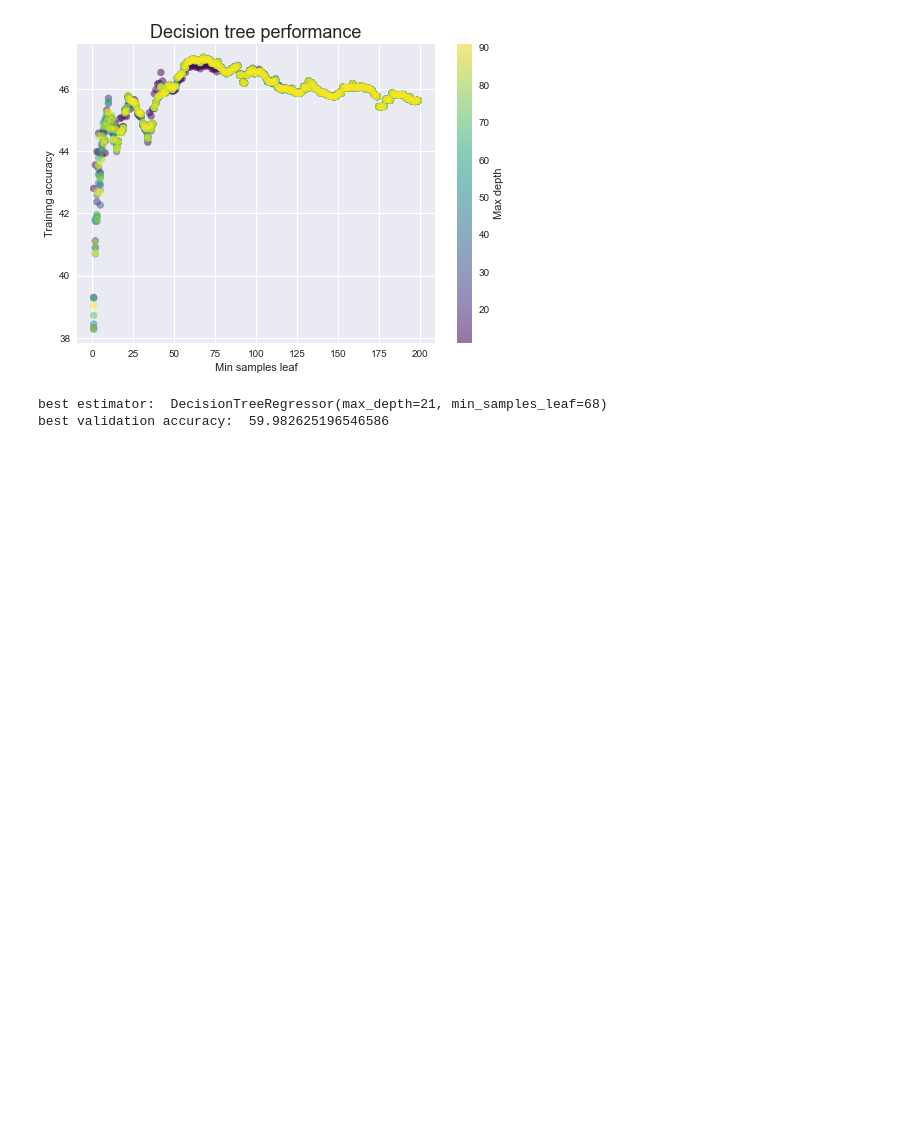
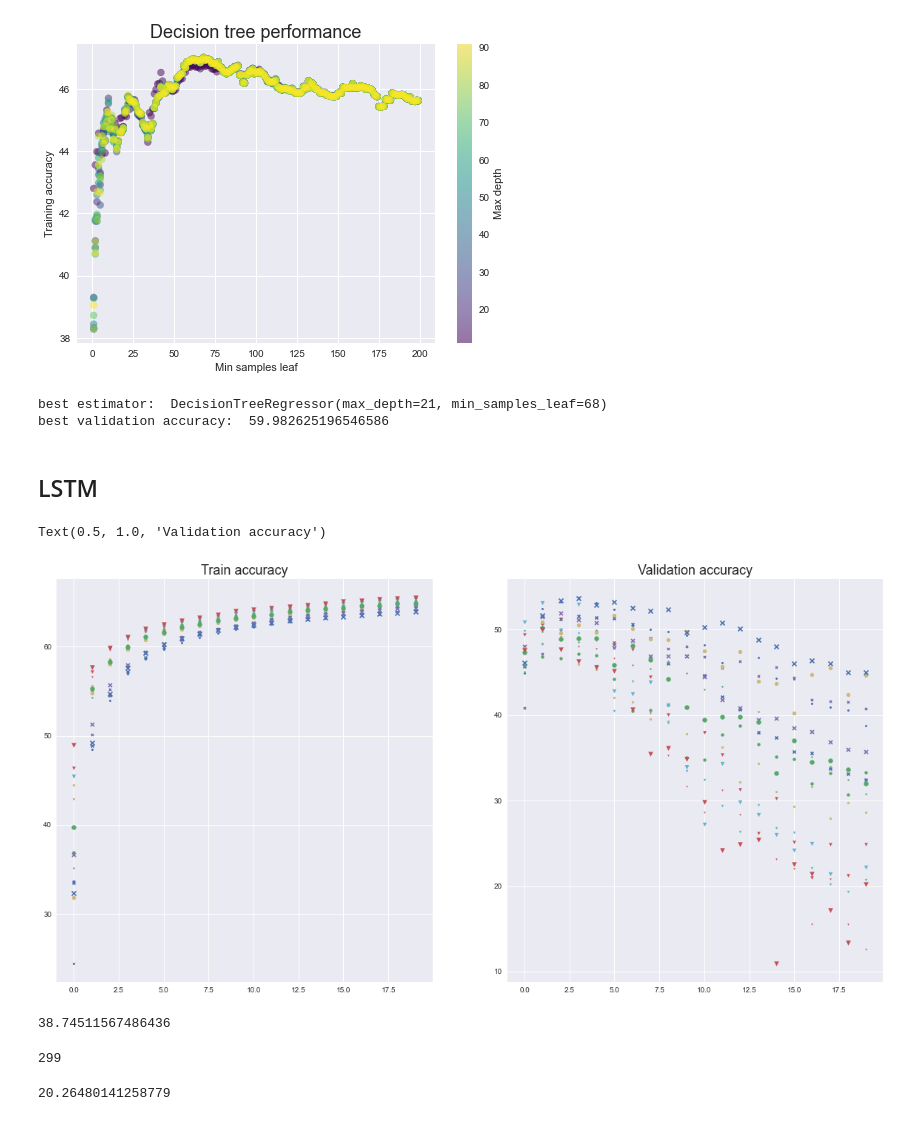
Before and after one commit to s183920/02582_Computational_Data_Analysis, a Jupyter notebook: Case1/hpc_models.ipynb, the cells around one changed output. Drawn from its saved outputs; the diff is of its cells as text; code cells hidden in the pictures; blank space fills up the shorter version.

```diff
--- a/Case1/hpc_models.ipynb
+++ b/Case1/hpc_models.ipynb
@@ -235,3 +235,43 @@ print("best validation accuracy: ", accuracy_score(y_val, gs.best_estimator_.pre
 # %% [output]
 best estimator:  DecisionTreeRegressor(max_depth=21, min_samples_leaf=68)
 best validation accuracy:  59.982625196546586
+# %% [markdown]
+## LSTM
+# %%
+from lstm import ShallowRegressionLSTM
+gs = pickle.load( open("lstm.pkl", "rb"))
+# %%
+models = [gs["model"][i] for i in range(len(gs["model"])) if gs["model"][i]]
+num_hidden_units = gs["num_hidden_units"][:len(models)]
+acc_train = gs["acc_train"][:len(models)]
+acc_val = gs["acc_val"][:len(models)]
+sequence_length = gs["sequence_length"][:len(models)]
+# %%
+fig, ax = plt.subplots(1,2, figsize = (20,10))
+
+markers = {16: "x", 32: "o", 64:"v"}
+for i in range(len(acc_val)):
+    ax[0].scatter(range(20), acc_train[i], s = (sequence_length[i]+1)**2, marker = markers[num_hidden_units[i]])
+    ax[1].scatter(range(20), acc_val[i], s = (sequence_length[i]+1)**2, marker = markers[num_hidden_units[i]])
+
+ax[0].set_title("Train accuracy", fontdict = {"size":18})
+ax[1].set_title("Validation accuracy", fontdict = {"size":18})
+# %% [output]
+Text(0.5, 1.0, 'Validation accuracy')
+[figure, added]
+# %%
+a = [(np.argmax(acc_train[i]), np.max(acc_train[i])) for i in range(len(acc_train))]
+idx = np.argmax([i for i,j in a])
+a[idx]
+
+acc_val[idx][a[idx][0]]
+# %% [output]
+38.74511567486436
+# %%
+np.array(acc_train).argmax()
+# %% [output]
+299
+# %%
+np.array(acc_val).flatten()[299]
+# %% [output]
+20.26480141258779
```
Also changed, not shown: parts of 3 cells of this notebook, 2 other files.
